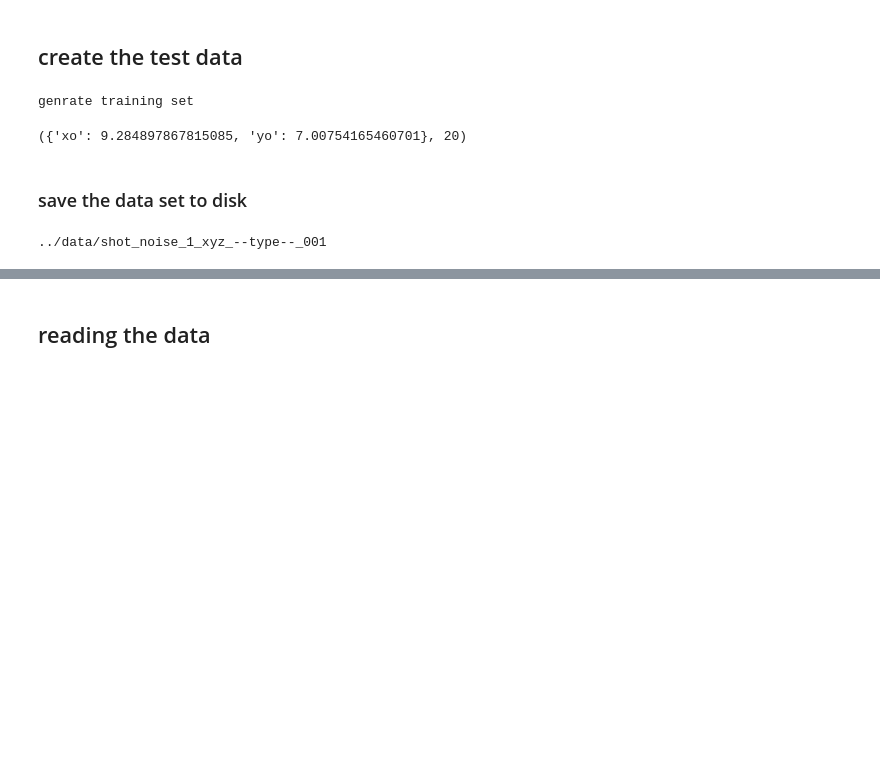
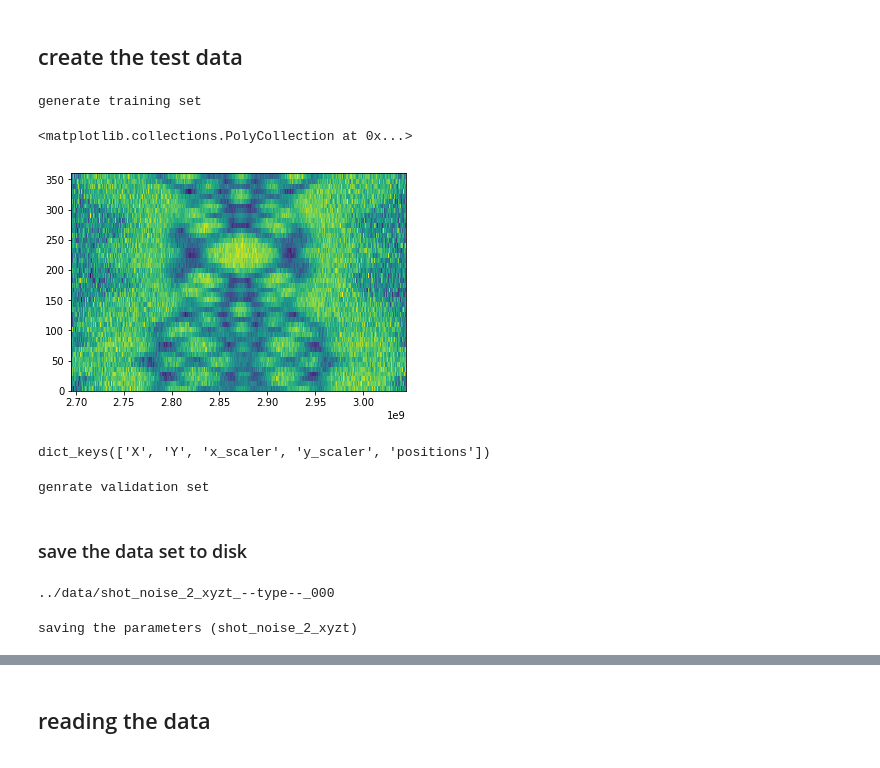
Before and after one commit to JanGieseler/pynvcenter, a Jupyter notebook: notebooks/CNN - reconstruct magnet position from esr spectra.ipynb, the cells around one changed output, grey strips where cells are left out. Saved outputs shown, nothing was run; the diff lists cells and outputs as text; code cells hidden in the pictures; blank space fills up the shorter version.

```diff
--- a/notebooks/CNN - reconstruct magnet position from esr spectra.ipynb
+++ b/notebooks/CNN - reconstruct magnet position from esr spectra.ipynb
@@ -72,7 +72,7 @@ calculate_data = True ## if true, data gets generated and saved to disk, if fals
 
 calculate_learning_curve = False
 
-n_train =1000  # number of training examples (calculate_data=True)
+n_train = 10000  # number of training examples (calculate_data=True)
 
 n_val = 200  # number of validation examples (calculate_data=True)
 # %% [markdown]
@@ -92,12 +92,12 @@ magnet_parameters = {
     'particle_radius':19,
     'nv_radius':73.670,
     'theta_mag': 0,
-    'phi_mag': 45,
+    'phi_mag': 60,
     'dipole_height':80,
-    'shot_noise':1,
+    'shot_noise':2,
     'linewidth':1e7,
-    'n_angle':45,
-    'n_freq':351,
+    'n_angle':45, # 45
+    'n_freq':351,  # 351
     'f_min':2.695e9,
     'f_max':3.045e9,
     'avrg_count_rate':1000
@@ -128,4 +128,3 @@ def create_image(xo, yo, plot_img=False, particle_radius=20, nv_radius=70, theta
 
 
     return signal
-img = create_image(0, 5, plot_img=True, **magnet_parameters)
@@ -154,7 +148,7 @@ def worker_function(parameters, pbar = None):
     return img  # return the image
 
 
-def generate_data(n_data, parameters=None, x_scaler=None, y_scaler=None):
+def generate_data(n_data, parameters=None, x_scaler=None, y_scaler=None, n_jobs=2):
 
     max_displacement = 20 ## maximum offset from the center
     # positive and negative values
@@ -162,7 +156,7 @@ def generate_data(n_data, parameters=None, x_scaler=None, y_scaler=None):
                              columns = ['xo', 'yo'])
 
     positions['dipole_height'] = 20*(np.random.random((n_data)))+60
-#     positions['theta_mag'] = 180*(np.random.random((n_data)))
+    positions['theta_mag'] = 90*(np.random.random((n_data)))
 #     positions['phi_mag'] = 90*(np.random.random((n_data)))
 
     # only positive values
@@ -179,7 +173,7 @@ def generate_data(n_data, parameters=None, x_scaler=None, y_scaler=None):
 #         X.append(create_image(**params))
 #
 #     X = [worker_function(pos.to_dict()) for i, pos in positions.iterrows()]
-    X = Parallel(n_jobs=-1, backend='multiprocessing')(delayed(worker_function)({**parameters, **pos.iloc[i].to_dict()})
+    X = Parallel(n_jobs=n_jobs, backend='multiprocessing')(delayed(worker_function)({**parameters, **positions.iloc[i].to_dict()})
                                                        for i in tqdm(range(len(positions))))
 #     pbar.close()
     X = np.array(X)
@@ -207,32 +201,44 @@ def generate_data(n_data, parameters=None, x_scaler=None, y_scaler=None):
     X = X.reshape(*x_shape, 1)
 
 
-    return {'X':X, 'Y': Y, 'x_scaler':x_scaler, 'y_scaler':y_scaler, 'positions' :positions }
+    return {'X':X, 'Y': Y, 'x_scaler':x_scaler, 'y_scaler':y_scaler, 'positions' :positions}
 # %%
 if calculate_data:
 
     print('generate training set')
-    train_set = generate_data(n_train, parameters=magnet_parameters)
+    train_set = generate_data(n_train, parameters=magnet_parameters, n_jobs=3)
 
     x_scaler, y_scaler = train_set['x_scaler'], train_set['y_scaler']
 
     X, Y = train_set['X'], train_set['Y']
 # %% [output]
-genrate training set
+generate training set
-# %%
-pos = pd.DataFrame(20* (np.random.random((20, 2))-0.5),
-                             columns = ['xo', 'yo'])
-
-pos.iloc[0].to_dict(), len(pos)
-# %% [output]
-({'xo': 9.284897867815085, 'yo': 7.00754165460701}, 20)
+# %%
+f_min=magnet_parameters['f_min']
+f_max=magnet_parameters['f_max']
+n_angle=magnet_parameters['n_angle']
+n_freq=magnet_parameters['n_freq']
+frequencies = np.linspace(f_min, f_max, n_freq)
+angle = np.linspace(0, 360, n_angle)
+
+plt.pcolor(frequencies, angle, X[0,:,:,0])
+# %% [output]
+<matplotlib.collections.PolyCollection at 0x...>
+[figure, added]
+# %%
+train_set.keys()
+# %% [output]
+dict_keys(['X', 'Y', 'x_scaler', 'y_scaler', 'positions'])
 # %%
 if calculate_data:
     print('genrate validation set')
     val_set = generate_data(n_val, x_scaler=x_scaler, y_scaler=y_scaler, parameters=magnet_parameters)
+# %% [output]
+genrate validation set
 # %% [markdown]
 ### save the data set to disk
 # %%
+i = 0
 while True:
     filename = '../data/' + tag + '_--type--_{:03d}'.format(i)
     if not os.path.isfile(filename.replace('--type--', 'train')+'.h5'):
@@ -241,7 +247,14 @@ while True:
         i += 1
 print(filename)
 # %% [output]
-../data/shot_noise_1_xyz_--type--_001
+../data/shot_noise_2_xyzt_--type--_000
+# %%
+if calculate_data:
+    print('saving the parameters (' + tag + ')')
+    with open(filename.replace('--type--', 'parameters')+'.json', 'w') as outfile:
+        json.dump(magnet_parameters, outfile)
+# %% [output]
+saving the parameters (shot_noise_2_xyzt)
 # %%
 if calculate_data:
     print('saving the validation data (' + tag + ')')
```
Also changed, not shown: parts of 46 cells of this notebook.
